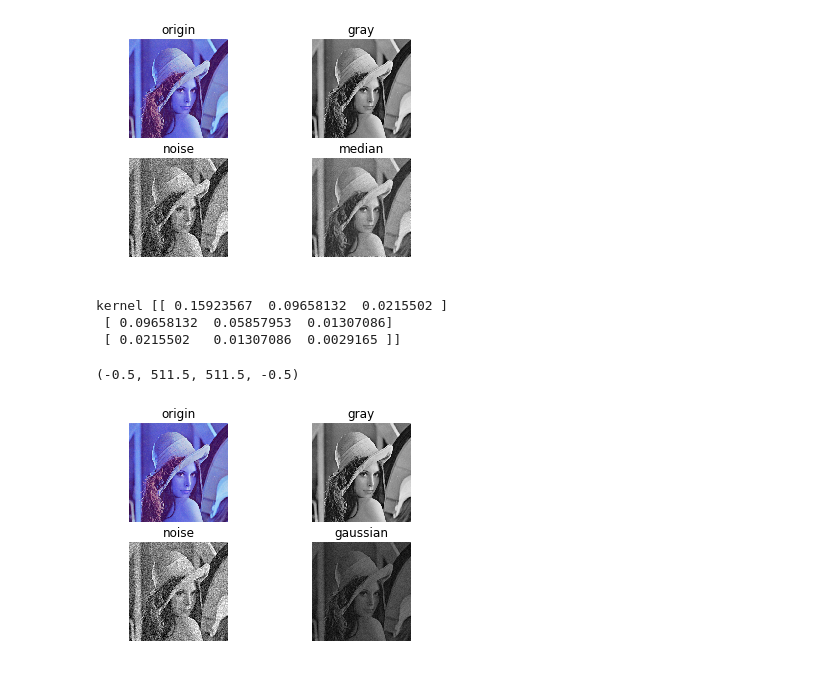
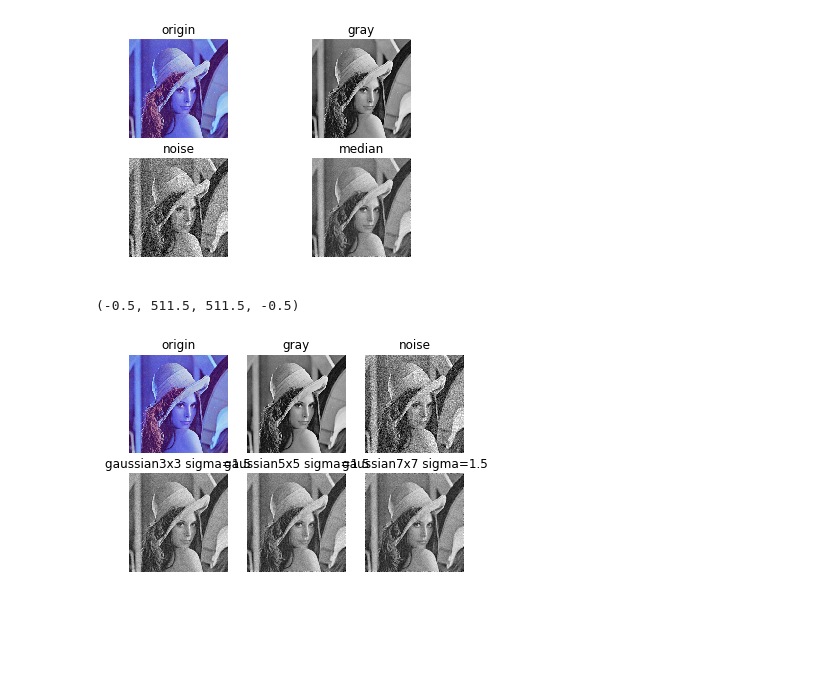
Before and after one commit to sycophant-stone/digital_image_base, a Jupyter notebook: smoothing/img_smoothing.ipynb, the cells around one changed output. Saved outputs shown, nothing was run; the diff lists cells and outputs as text; code cells hidden in the pictures; blank space fills up the shorter version.

Commit message:
1. add 3x3, 5x5, 7x7 gaussian filter

```diff
--- a/smoothing/img_smoothing.ipynb
+++ b/smoothing/img_smoothing.ipynb
@@ -127,7 +127,13 @@ def median_filter(src,k_w=5, k_h=5):
             dest[i,j] = temp
     return dest
 # %%
-def Gaussian_filter(src, s=1.0, k_w = 3, k_h = 3):
+#如果sigma较小，那么生成的模板的中心系数较大，而周围的系数较小，这样对图像的平滑效果就不是很明显；
+#反之,sigma较大，则生成的模板的各个系数相差就不是很大，比较类似均值模板，对图像的平滑效果比较明显
+#也就是:
+#sigma越大，分布越分散，各部分比重差别不大，于是生成的模板各元素值差别不大，类似于平均模板；
+#sigma越小，分布越集中，中间部分所占比重远远高于其他部分，反映到高斯模板上就是中心元素值远远大于其他元素值，于是自然而然就相当于中间值得点运算。
+#https://www.cnblogs.com/wangguchangqing/p/6407717.html#autoid-2-0-0
+def Gaussian_filter(src, sigma=1.0, k_w = 3, k_h = 3):
     #产生高斯核
     h = src.shape[0]
     w = src.shape[1]
@@ -137,13 +143,15 @@ def Gaussian_filter(src, s=1.0, k_w = 3, k_h = 3):
 
     for i in range(k_h):
         for j in range(k_w):
-            n = -(np.power(i,2)+np.power(j,2))/(2*np.power(s,2))
+            n = -(np.power(i,2)+np.power(j,2))/(2*np.power(sigma,2))
             #np.exp(n) n意味着e的n次方
             #print("n:", n)
             #print("(%d, %d) np.exp(%d):", i, j, n, np.exp(n))
-            kernel[i,j] = np.exp(n)/(2*3.14*np.power(s,2))
+            kernel[i,j] = np.exp(n)/(2*3.14*np.power(sigma,2))
+    #归一化操作
+    kernel=kernel/np.sum(kernel)
+    #print("kernel,sum", kernel,np.sum(kernel))
 
-    print("kernel", kernel)
 
     k1 = int(k_w/2) #转成int型
     k2 = int(k_h/2)
@@ -209,26 +219,33 @@ plt.axis('off')
 (-0.5, 511.5, 511.5, -0.5)
 [figure]
 # %%
-gray_image_gaussianfilter = Gaussian_filter(grayImage_noise,s=1.0, k_w = 3, k_h = 3)
-plt.subplot(2, 2, 1)
+gray_image_gaussianfilter3x3 = Gaussian_filter(grayImage_noise,sigma=1.5, k_w = 3, k_h = 3)
+gray_image_gaussianfilter5x5 = Gaussian_filter(grayImage_noise,sigma=1.5, k_w = 5, k_h = 5)
+gray_image_gaussianfilter7x7 = Gaussian_filter(grayImage_noise,sigma=1.5, k_w = 7, k_h = 7)
+plt.subplot(2, 3, 1)
 plt.title("origin")
 plt.imshow(originImage)
 plt.axis('off')
-plt.subplot(2, 2, 2)
+plt.subplot(2, 3, 2)
 plt.title("gray")
 plt.imshow(grayImage)
 plt.axis('off')
-plt.subplot(2, 2, 3)
+plt.subplot(2, 3, 3)
 plt.title("noise")
 plt.imshow(grayImage_noise)
 plt.axis('off')
-plt.subplot(2, 2, 4)
-plt.title("gaussian")
-plt.imshow(gray_image_gaussianfilter)
+plt.subplot(2, 3, 4)
+plt.title("gaussian3x3 sigma=1.5")
+plt.imshow(gray_image_gaussianfilter3x3)
 plt.axis('off')
+plt.subplot(2, 3, 5)
+plt.title("gaussian5x5 sigma=1.5")
+plt.imshow(gray_image_gaussianfilter5x5)
+plt.axis('off')
+plt.subplot(2, 3, 6)
+plt.title("gaussian7x7 sigma=1.5")
+plt.imshow(gray_image_gaussianfilter7x7)
+plt.axis('off')
 # %% [output]
-kernel [[ 0.15923567  0.09658132  0.0215502 ]
- [ 0.09658132  0.05857953  0.01307086]
- [ 0.0215502   0.01307086  0.0029165 ]]
+(-0.5, 511.5, 511.5, -0.5)
-(-0.5, 511.5, 511.5, -0.5)
-[figure, old version]
+[figure, new version]
```
Also changed, not shown: parts of 1 cell of this notebook.
